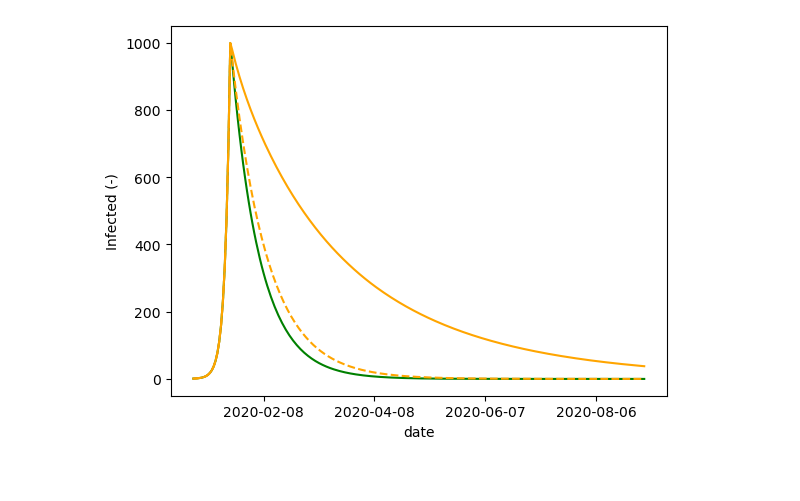
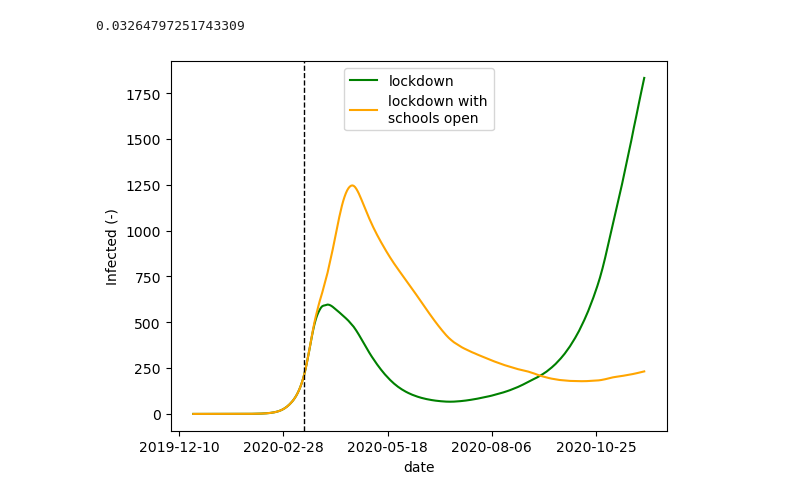
Before and after one commit to twallema/pyIEEM, a Jupyter notebook: notebooks/scratch-SIR-recurrent-mobility.ipynb, the cells around one changed output. Cells and saved outputs as stored; diff of their text form; code cells hidden in the pictures.

Commit message:
recreate original model

```diff
--- a/notebooks/scratch-SIR-recurrent-mobility.ipynb
+++ b/notebooks/scratch-SIR-recurrent-mobility.ipynb
@@ -9,6 +10,6 @@ import pandas as pd
 import matplotlib.pyplot as plt
 from pyIEEM.models.utils import initialize_SIR
 # %%
-country = 'SWE'
+country = 'BE'
 spatial = True
 age_classes = pd.IntervalIndex.from_tuples([(0,5),(5,10),(10,15),(15,20),(20,25),(25,30),(30,35),(35,40),(40,45),(45,50),(50,55),(55,60),(60,65),(65,70),(70,75),(75,80),(80,120)], closed='left')
@@ -15,27 +20,43 @@ age_classes = pd.IntervalIndex.from_tuples([(0,5),(5,10),(10,15),(15,20),(20,25)
+# %%
+N = np.squeeze(model.parameters['N']['other'] + model.parameters['G']*model.parameters['N']['work'])
+demography = pd.read_csv(f'../data/interim/epi/demographic/age_structure_{country}_2019.csv', index_col=[0, 1]).groupby(by='age').sum().squeeze()
+demography = demography.groupby(pd.cut(demography.index.values, age_classes)).sum()
+compute_beta(3.3, model.parameters['delta'], model.parameters['gamma'], model.parameters['s'], N, demography.values)
+# %% [output]
+0.03264797251743309
 # %%
 model = initialize_SIR(country, age_classes, spatial=spatial, contact_type='absolute_contacts')
 # %%
 fig,ax = plt.subplots()
 
+model.parameters['beta'] = 0.032
+model.parameters['amplitude'] = 0.18
+
 # economic lockdown, schools closed, preventive measures, social restrictions
-out = model.sim(['2020-01-01', '2020-09-01'])
-ax.plot(out.date, out.I.sum(dim=['age_class', 'spatial_unit']), color='green')
+model.parameters['economic_closures'].loc[slice(None)] = 1
+out = model.sim(['2019-12-21', '2020-12-01'])
+ax.plot(out.date, out.Hin.sum(dim=['age_class', 'spatial_unit']), color='green', label='lockdown')
+#ax.plot(out.date, out.R.sum(dim=['age_class', 'spatial_unit']), color='green', label='lockdown')
 
-# economic lockdown, schools closed, no preventive measures, social restrictions
-model.parameters['preventive_measures'] = 0
-out = model.sim(['2020-01-01', '2020-09-01'])
-ax.plot(out.date, out.I.sum(dim=['age_class', 'spatial_unit']), 'orange')
+# economic lockdown, schools open, preventive measures, social restrictions
+model.parameters['economic_closures'].loc['P85'] = 0
+out = model.sim(['2019-12-21', '2020-12-01'])
+ax.plot(out.date, out.Hin.sum(dim=['age_class', 'spatial_unit']), 'orange', label='lockdown with\nschools open')
 
-# economic lockdown, schools closed, preventive measures, no social restrictions
-model.parameters['preventive_measures'] = 1
-model.parameters['social_restrictions'] = 0
-out = model.sim(['2020-01-01', '2020-09-01'])
-ax.plot(out.date, out.I.sum(dim=['age_class', 'spatial_unit']), 'orange', linestyle='--')
+# do-nothing
+#model.parameters['social_restrictions'] = 0
+#model.parameters['preventive_measures'] = 0
+#model.parameters['economic_closures'].loc[slice(None)] = 0
+#out = model.sim(['2019-12-14', '2020-09-01'])
+#ax.plot(out.date, out.Hin.sum(dim=['age_class', 'spatial_unit']), color='red', label='do nothing')
 
+ax.legend()
+
+ax.axvline(x=datetime(2020, 3, 15), color='black', linestyle='--', linewidth=1)
 ax.set_xlabel('date')
 ax.set_ylabel('Infected (-)')
 ax.xaxis.set_major_locator(plt.MaxNLocator(5))
 plt.show()
 plt.close()
 # %% [output]
-[figure, old version]
+[figure, new version]
```
Also changed, not shown: parts of 2 cells of this notebook, 4 other files.
